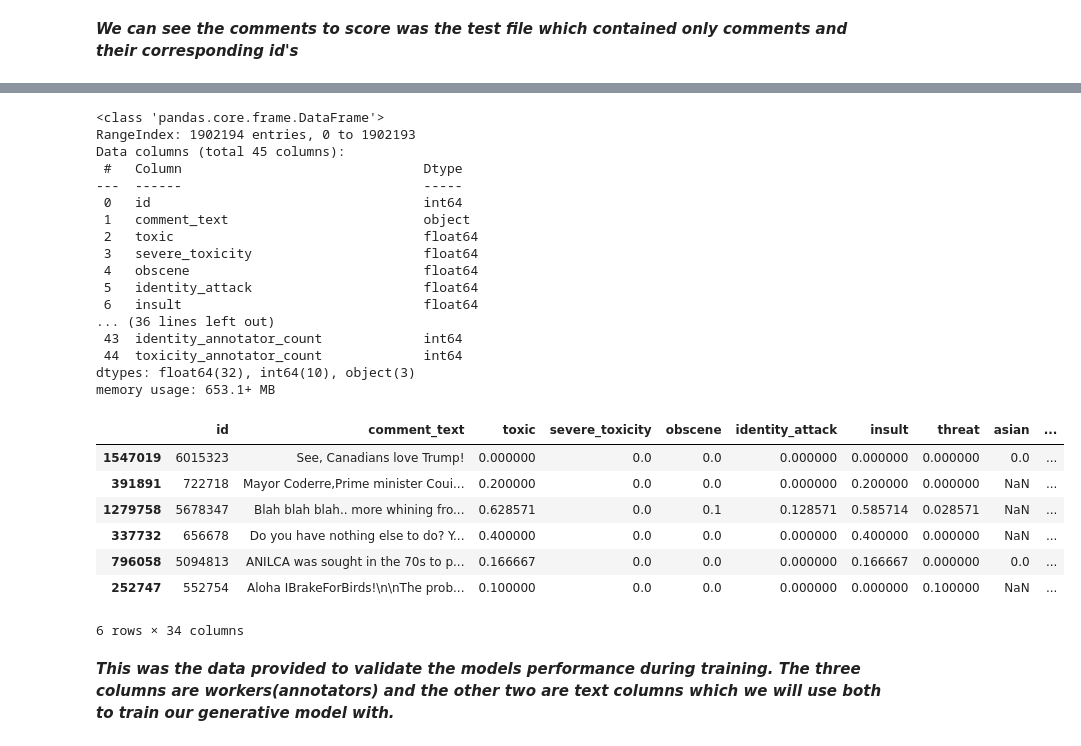
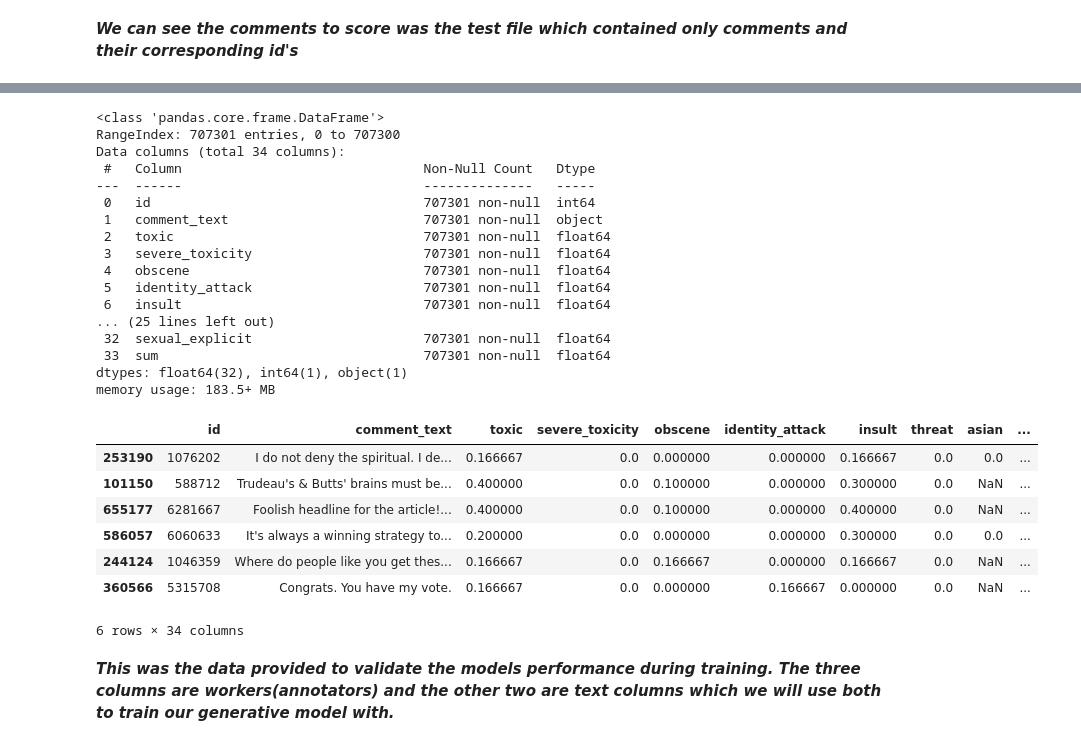
Before and after one commit to liki-boss/ToxiGen, a Jupyter notebook: build-a-minigpt-for-text-generation_old.ipynb, the cells around one changed output, grey strips where cells are left out. Saved outputs shown, nothing was run; the diff lists cells and outputs as text; code cells hidden in the pictures.

```diff
--- a/build-a-minigpt-for-text-generation_old.ipynb
+++ b/build-a-minigpt-for-text-generation_old.ipynb
@@ -167,56 +168,56 @@ memory usage: 13.6+ MB
 # %%
-data5 = pd.read_csv('../input/toxic-comment/jigsaw-unintended-bias-train.csv')
+data5 = pd.read_csv('Toxic comment/jigsaw-unintended-bias-train.csv')
 data5.info()
 
-drop_columns = [
-    'created_date',
-    'publication_id',
-    'parent_id',
-    'article_id',
-    'rating',
-    'funny',
-    'wow',
-    'sad',
-    'likes',
-    'disagree',
-    'identity_annotator_count',
-    'toxicity_annotator_count'
-]
+# drop_columns = [
+#     'created_date',
+#     'publication_id',
+#     'parent_id',
+#     'article_id',
+#     'rating',
+#     'funny',
+#     'wow',
+#     'sad',
+#     'likes',
+#     'disagree',
+#     'identity_annotator_count',
+#     'toxicity_annotator_count'
+# ]
 
-data5 = data5.drop(columns=drop_columns, axis=0)
+# data5 = data5.drop(columns=drop_columns, axis=0)
 
 ## Sum across labels to filter out clean comments
 data5['sum'] = data5.loc[:, 'toxic':].sum(axis=1)
 
 ## Keep only comments with some type of label
 data5 = data5[data5['sum'] > 0]
 
 data5.sample(6)
 # %% [output]
 <class 'pandas.core.frame.DataFrame'>
-RangeIndex: 1902194 entries, 0 to 1902193
-Data columns (total 45 columns):
- #   Column                               Dtype
----  ------                               -----
- 0   id                                   int64
- 1   comment_text                         object
- 2   toxic                                float64
- 3   severe_toxicity                      float64
- 4   obscene                              float64
- 5   identity_attack                      float64
- 6   insult                               float64
-... (36 lines left out)
- 43  identity_annotator_count             int64
- 44  toxicity_annotator_count             int64
-dtypes: float64(32), int64(10), object(3)
-memory usage: 653.1+ MB
+RangeIndex: 707301 entries, 0 to 707300
+Data columns (total 34 columns):
+ #   Column                               Non-Null Count   Dtype
+---  ------                               --------------   -----
+ 0   id                                   707301 non-null  int64
+ 1   comment_text                         707301 non-null  object
+ 2   toxic                                707301 non-null  float64
+ 3   severe_toxicity                      707301 non-null  float64
+ 4   obscene                              707301 non-null  float64
+ 5   identity_attack                      707301 non-null  float64
+ 6   insult                               707301 non-null  float64
+... (25 lines left out)
+ 32  sexual_explicit                      707301 non-null  float64
+ 33  sum                                  707301 non-null  float64
+dtypes: float64(32), int64(1), object(1)
+memory usage: 183.5+ MB
 |  | id | comment_text | toxic | severe_toxicity | obscene | identity_attack | insult | threat | asian | ... |
-| 1547019 | 6015323 | See, Canadians love Trump! | 0.000000 | 0.0 | 0.0 | 0.000000 | 0.000000 | 0.000000 | 0.0 | ... |
-| 391891 | 722718 | Mayor Coderre,Prime minister Coui... | 0.200000 | 0.0 | 0.0 | 0.000000 | 0.200000 | 0.000000 | NaN | ... |
-| 1279758 | 5678347 | Blah blah blah.. more whining fro... | 0.628571 | 0.0 | 0.1 | 0.128571 | 0.585714 | 0.028571 | NaN | ... |
-| 337732 | 656678 | Do you have nothing else to do? Y... | 0.400000 | 0.0 | 0.0 | 0.000000 | 0.400000 | 0.000000 | NaN | ... |
-| 796058 | 5094813 | ANILCA was sought in the 70s to p... | 0.166667 | 0.0 | 0.0 | 0.000000 | 0.166667 | 0.000000 | 0.0 | ... |
-| 252747 | 552754 | Aloha IBrakeForBirds!\n\nThe prob... | 0.100000 | 0.0 | 0.0 | 0.000000 | 0.000000 | 0.100000 | NaN | ... |
+| 253190 | 1076202 | I do not deny the spiritual. I de... | 0.166667 | 0.0 | 0.000000 | 0.000000 | 0.166667 | 0.0 | 0.0 | ... |
+| 101150 | 588712 | Trudeau's & Butts' brains must be... | 0.400000 | 0.0 | 0.100000 | 0.000000 | 0.300000 | 0.0 | NaN | ... |
+| 655177 | 6281667 | Foolish headline for the article!... | 0.400000 | 0.0 | 0.100000 | 0.000000 | 0.400000 | 0.0 | NaN | ... |
+| 586057 | 6060633 | It's always a winning strategy to... | 0.200000 | 0.0 | 0.000000 | 0.000000 | 0.300000 | 0.0 | 0.0 | ... |
+| 244124 | 1046359 | Where do people like you get thes... | 0.166667 | 0.0 | 0.166667 | 0.000000 | 0.166667 | 0.0 | NaN | ... |
+| 360566 | 5315708 | Congrats. You have my vote. | 0.166667 | 0.0 | 0.000000 | 0.166667 | 0.000000 | 0.0 | NaN | ... |
 6 rows × 34 columns
 # %% [markdown]
 ***This was the data provided to validate the models performance during training. The three columns are workers(annotators) and the other two are text columns which we will use both to train our generative model with.***
```
Also changed, not shown: parts of 14 cells of this notebook, 1 other file.
